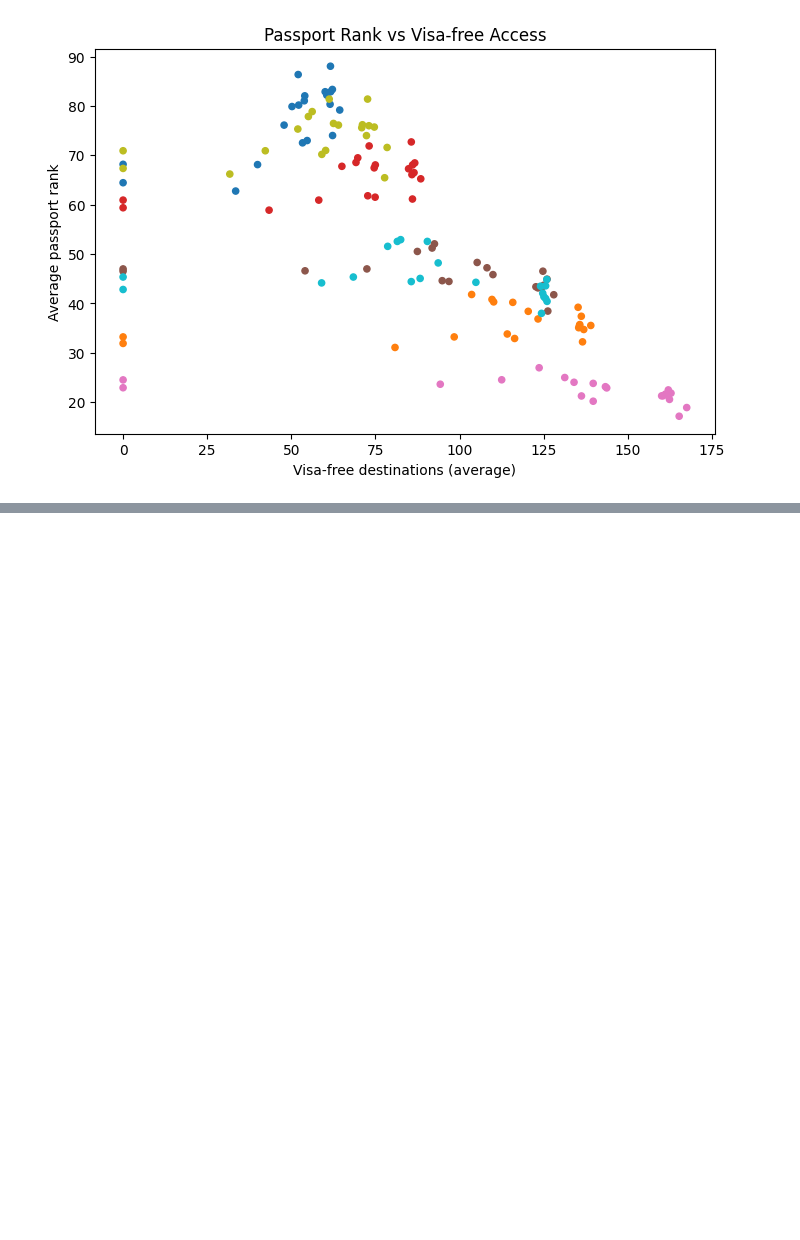
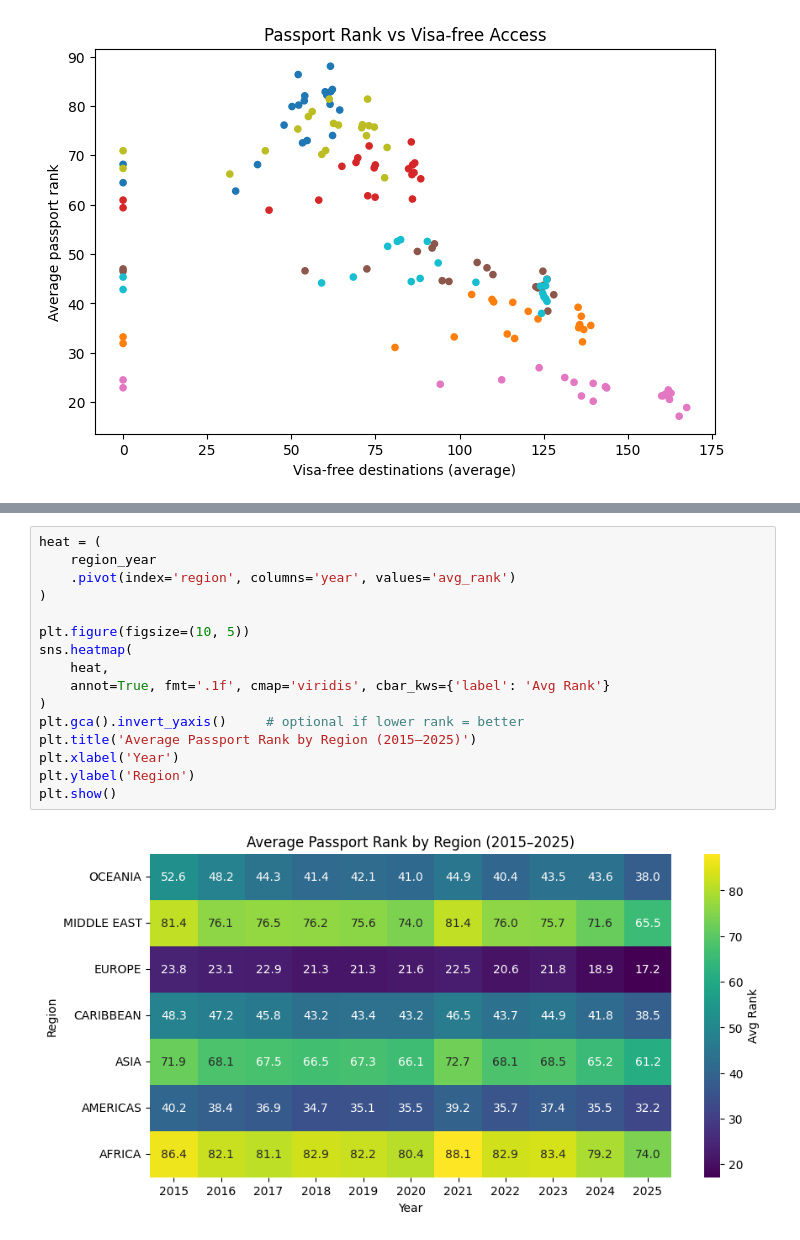
Before and after one commit to Deadpigg/dsa2101project, a Jupyter notebook: project.ipynb, the cells around one changed output, grey strips where cells are left out. Cells and saved outputs as stored; diff of their text form; blank space fills up the shorter version.

```diff
--- a/project.ipynb
+++ b/project.ipynb
@@ -147,0 +231,18 @@ scatter_df.plot(
+# %%
+heat = (
+    region_year
+    .pivot(index='region', columns='year', values='avg_rank')
+)
+
+plt.figure(figsize=(10, 5))
+sns.heatmap(
+    heat,
+    annot=True, fmt='.1f', cmap='viridis', cbar_kws={'label': 'Avg Rank'}
+)
+plt.gca().invert_yaxis()     # optional if lower rank = better
+plt.title('Average Passport Rank by Region (2015–2025)')
+plt.xlabel('Year')
+plt.ylabel('Region')
+plt.show()
+# %% [output]
+[figure, added]
```
Also changed, not shown: parts of 4 cells of this notebook.
